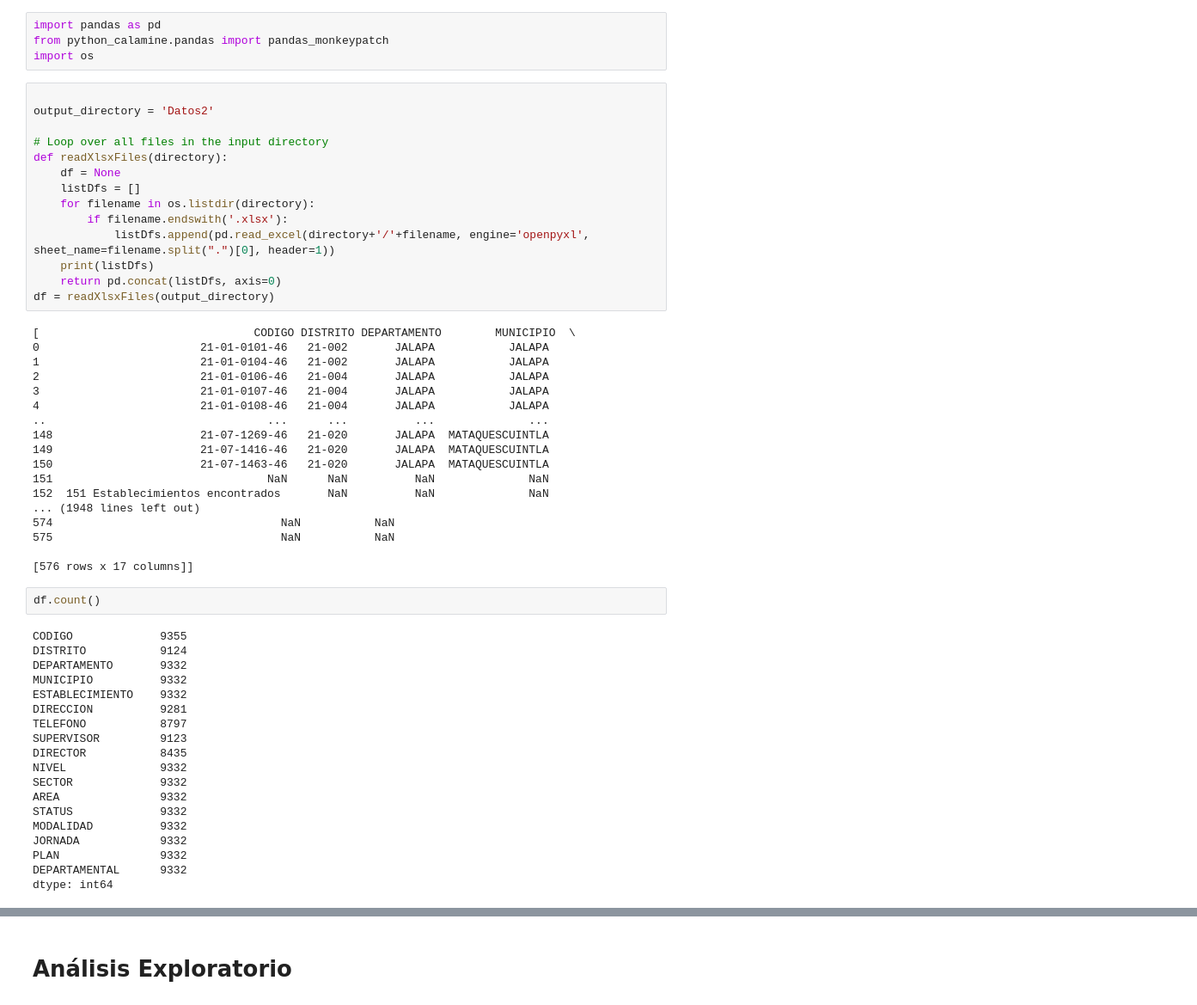
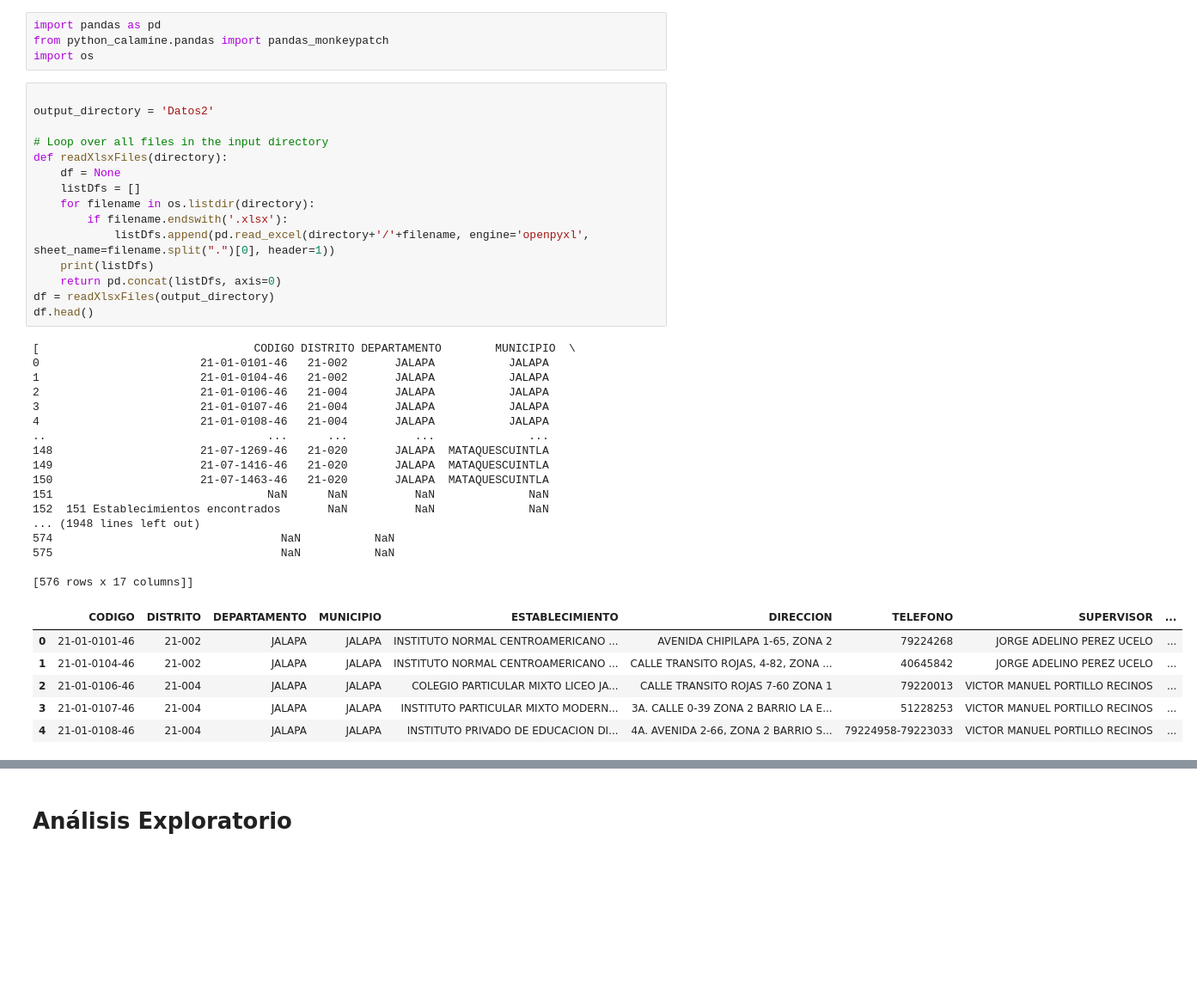
Before and after one commit to robertriosm/ds-project-1, a Jupyter notebook: main.ipynb, the cells around one changed output, grey strips where cells are left out. Shown: that part at 86% size. Cells and saved outputs as stored; diff of their text form; blank space fills up the shorter version.

```diff
--- a/main.ipynb
+++ b/main.ipynb
@@ -42,51 +42,37 @@ import os
 output_directory = 'Datos2'
 
 # Loop over all files in the input directory
 def readXlsxFiles(directory):
     df = None
     listDfs = []
     for filename in os.listdir(directory):
         if filename.endswith('.xlsx'):
             listDfs.append(pd.read_excel(directory+'/'+filename, engine='openpyxl', sheet_name=filename.split(".")[0], header=1))
     print(listDfs)
     return pd.concat(listDfs, axis=0)
 df = readXlsxFiles(output_directory)
+df.head()
 # %% [output]
 [                                CODIGO DISTRITO DEPARTAMENTO        MUNICIPIO  \
 0                        21-01-0101-46   21-002       JALAPA           JALAPA
 1                        21-01-0104-46   21-002       JALAPA           JALAPA
 2                        21-01-0106-46   21-004       JALAPA           JALAPA
 3                        21-01-0107-46   21-004       JALAPA           JALAPA
 4                        21-01-0108-46   21-004       JALAPA           JALAPA
 ..                                 ...      ...          ...              ...
 148                      21-07-1269-46   21-020       JALAPA  MATAQUESCUINTLA
 149                      21-07-1416-46   21-020       JALAPA  MATAQUESCUINTLA
 150                      21-07-1463-46   21-020       JALAPA  MATAQUESCUINTLA
 151                                NaN      NaN          NaN              NaN
 152  151 Establecimientos encontrados       NaN          NaN              NaN
 ... (1948 lines left out)
 574                                  NaN           NaN
 575                                  NaN           NaN
 
 [576 rows x 17 columns]]
+|  | CODIGO | DISTRITO | DEPARTAMENTO | MUNICIPIO | ESTABLECIMIENTO | DIRECCION | TELEFONO | SUPERVISOR | ... |
+| 0 | 21-01-0101-46 | 21-002 | JALAPA | JALAPA | INSTITUTO NORMAL CENTROAMERICANO ... | AVENIDA CHIPILAPA 1-65, ZONA 2 | 79224268 | JORGE ADELINO PEREZ UCELO | ... |
+| 1 | 21-01-0104-46 | 21-002 | JALAPA | JALAPA | INSTITUTO NORMAL CENTROAMERICANO ... | CALLE TRANSITO ROJAS, 4-82, ZONA ... | 40645842 | JORGE ADELINO PEREZ UCELO | ... |
+| 2 | 21-01-0106-46 | 21-004 | JALAPA | JALAPA | COLEGIO PARTICULAR MIXTO LICEO JA... | CALLE TRANSITO ROJAS 7-60 ZONA 1 | 79220013 | VICTOR MANUEL PORTILLO RECINOS | ... |
+| 3 | 21-01-0107-46 | 21-004 | JALAPA | JALAPA | INSTITUTO PARTICULAR MIXTO MODERN... | 3A. CALLE 0-39 ZONA 2 BARRIO LA E... | 51228253 | VICTOR MANUEL PORTILLO RECINOS | ... |
+| 4 | 21-01-0108-46 | 21-004 | JALAPA | JALAPA | INSTITUTO PRIVADO DE EDUCACION DI... | 4A. AVENIDA 2-66, ZONA 2 BARRIO S... | 79224958-79223033 | VICTOR MANUEL PORTILLO RECINOS | ... |
-# %%
-df.count()
-# %% [output]
-CODIGO             9355
-DISTRITO           9124
-DEPARTAMENTO       9332
-MUNICIPIO          9332
-ESTABLECIMIENTO    9332
-DIRECCION          9281
-TELEFONO           8797
-SUPERVISOR         9123
-DIRECTOR           8435
-NIVEL              9332
-SECTOR             9332
-AREA               9332
-STATUS             9332
-MODALIDAD          9332
-JORNADA            9332
-PLAN               9332
-DEPARTAMENTAL      9332
-dtype: int64
```
Also changed, not shown: parts of 1 cell of this notebook.
